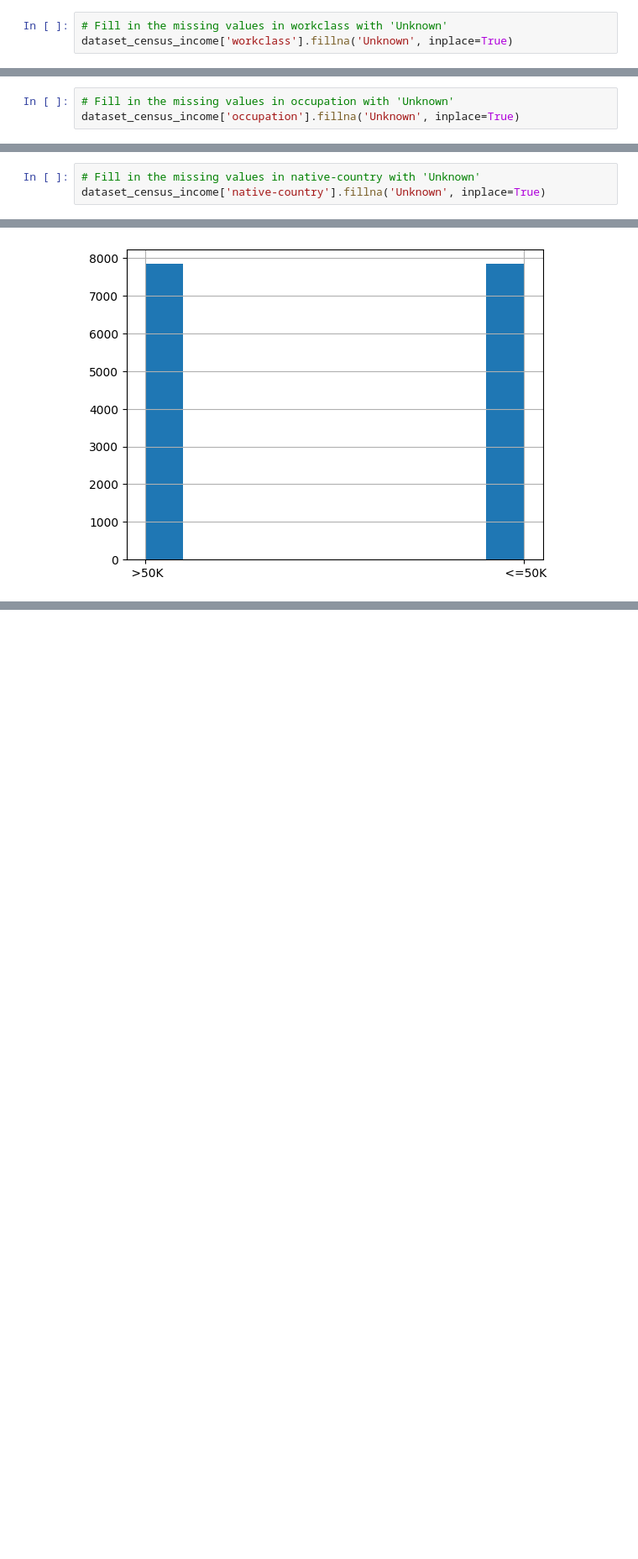
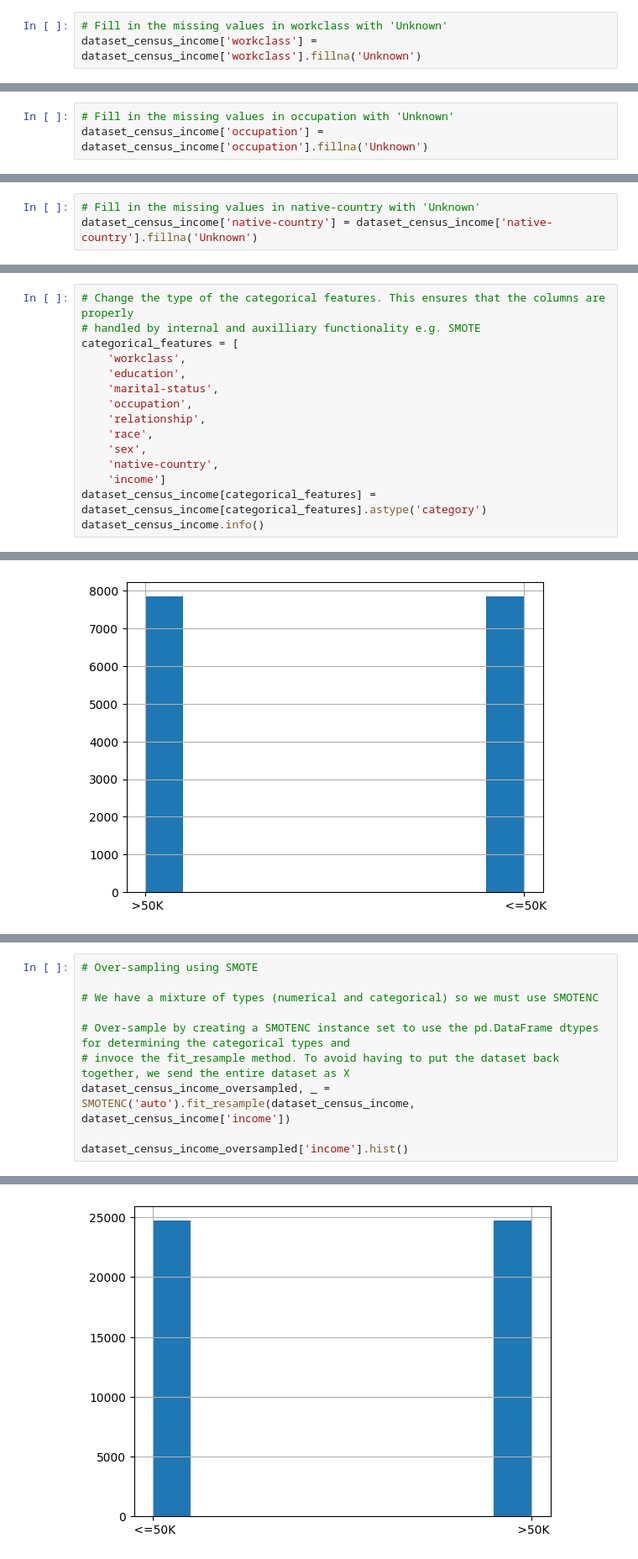
Before and after one commit to lavima/itf31519_2024, a Jupyter notebook: processing_analysis_and_unsupervised/exploratory_analysis_and_data_processing.ipynb, the cells around one changed output, grey strips where cells are left out. Shown: that part at 84% size. Cells and saved outputs as stored; diff of their text form; blank space fills up the shorter version.

```diff
--- a/processing_analysis_and_unsupervised/exploratory_analysis_and_data_processing.ipynb
+++ b/processing_analysis_and_unsupervised/exploratory_analysis_and_data_processing.ipynb
@@ -146,7 +131,7 @@ array([' State-gov', ' Self-emp-not-inc', ' Private', ' Federal-gov',
 There is no obvious choice for the missing values, so let us encode them as 'Unknown'
 # %%
 # Fill in the missing values in workclass with 'Unknown'
-dataset_census_income['workclass'].fillna('Unknown', inplace=True)
+dataset_census_income['workclass'] = dataset_census_income['workclass'].fillna('Unknown')
 # %%
 # Show unique values of occupation
 dataset_census_income['occupation'].unique()
@@ -160,7 +145,7 @@ array([' Adm-clerical', ' Exec-managerial', ' Handlers-cleaners',
 No obvious way to fill missing values. Fill with 'Unknown'
 # %%
 # Fill in the missing values in occupation with 'Unknown'
-dataset_census_income['occupation'].fillna('Unknown', inplace=True)
+dataset_census_income['occupation'] = dataset_census_income['occupation'].fillna('Unknown')
 # %%
 # Show unique values of native-country
 dataset_census_income['native-country'].unique()
@@ -176,4 +161,4 @@ array([' United-States', ' Cuba', ' Jamaica', ' India', 'Unknown',
        ' Ireland', ' Hungary', ' Holand-Netherlands'], dtype=object)
 # %%
 # Fill in the missing values in native-country with 'Unknown'
-dataset_census_income['native-country'].fillna('Unknown', inplace=True)
+dataset_census_income['native-country'] = dataset_census_income['native-country'].fillna('Unknown')
@@ -179,0 +167,15 @@ dataset_census_income['native-country'].fillna('Unknown', inplace=True)
+# %%
+# Change the type of the categorical features. This ensures that the columns are properly
+# handled by internal and auxilliary functionality e.g. SMOTE
+categorical_features = [
+    'workclass',
+    'education',
+    'marital-status',
+    'occupation',
+    'relationship',
+    'race',
+    'sex',
+    'native-country',
+    'income']
+dataset_census_income[categorical_features] = dataset_census_income[categorical_features].astype('category')
+dataset_census_income.info()
@@ -216,0 +231,11 @@ ValueError: could not convert string to float: ' State-gov'
+# %%
+# Over-sampling using SMOTE
+
+# We have a mixture of types (numerical and categorical) so we must use SMOTENC
+
+# Over-sample by creating a SMOTENC instance set to use the pd.DataFrame dtypes for determining the categorical types and
+# invoce the fit_resample method. To avoid having to put the dataset back together, we send the entire dataset as X
+dataset_census_income_oversampled, _ = SMOTENC('auto').fit_resample(dataset_census_income, dataset_census_income['income'])
+
+dataset_census_income_oversampled['income'].hist()
+# %% [output]
@@ -216,0 +243 @@ ValueError: could not convert string to float: ' State-gov'
+[figure, added]
```
Also changed, not shown: parts of 14 cells of this notebook.
